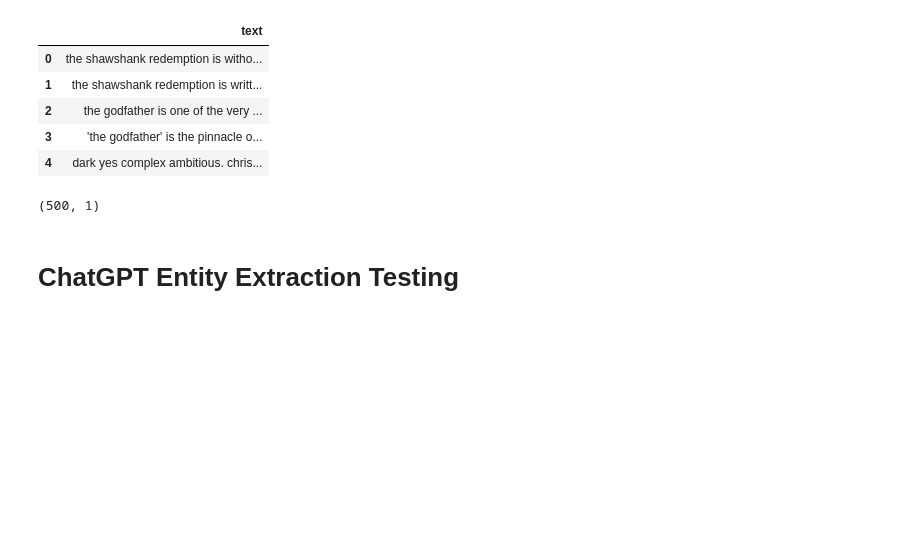
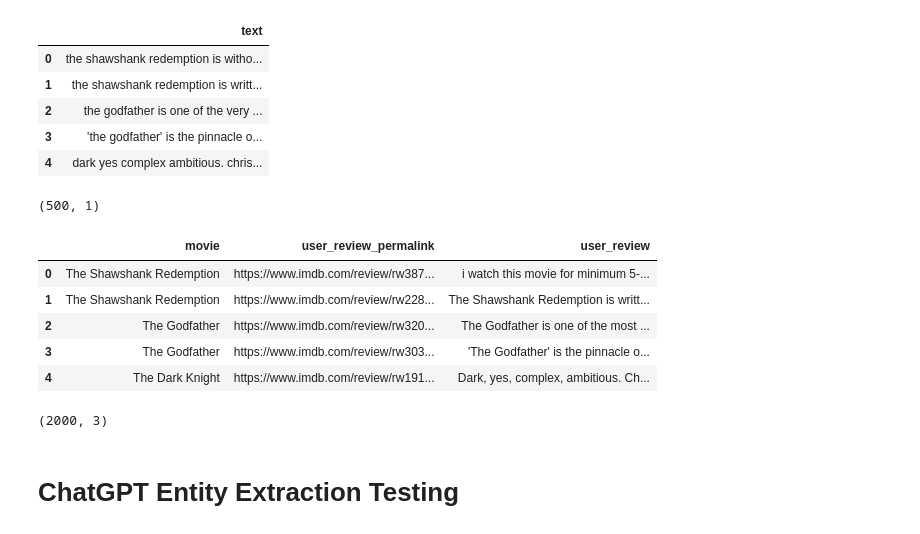
Before and after one commit to sullivannicole/simplER, a Jupyter notebook: simplER_GPT.ipynb, the cells around one changed output. Drawn from its saved outputs; the diff is of its cells as text; code cells hidden in the pictures; blank space fills up the shorter version.

```diff
--- a/simplER_GPT.ipynb
+++ b/simplER_GPT.ipynb
@@ -25,6 +23,20 @@ imdb_raw_reviews.head()
 imdb_raw_reviews.shape
 # %% [output]
 (500, 1)
+# %%
+imdb_reviews = pd.read_csv('data/imdb_reviews.csv')[['movie', 'user_review_permalink', 'user_review']]
+imdb_reviews.head()
+# %% [output]
+|  | movie | user_review_permalink | user_review |
+| 0 | The Shawshank Redemption | https://www.imdb.com/review/rw387... | i watch this movie for minimum 5-... |
+| 1 | The Shawshank Redemption | https://www.imdb.com/review/rw228... | The Shawshank Redemption is writt... |
+| 2 | The Godfather | https://www.imdb.com/review/rw320... | The Godfather is one of the most ... |
+| 3 | The Godfather | https://www.imdb.com/review/rw303... | 'The Godfather' is the pinnacle o... |
+| 4 | The Dark Knight | https://www.imdb.com/review/rw191... | Dark, yes, complex, ambitious. Ch... |
+# %%
+imdb_reviews.shape
+# %% [output]
+(2000, 3)
 # %% [markdown]
 # ChatGPT Entity Extraction Testing
 # %%
```
Also changed, not shown: parts of 33 cells of this notebook, 1 other file.
